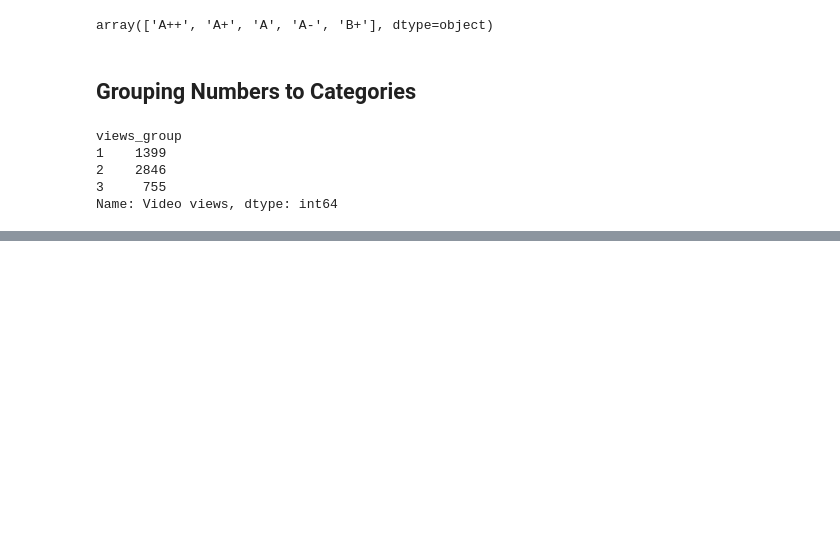
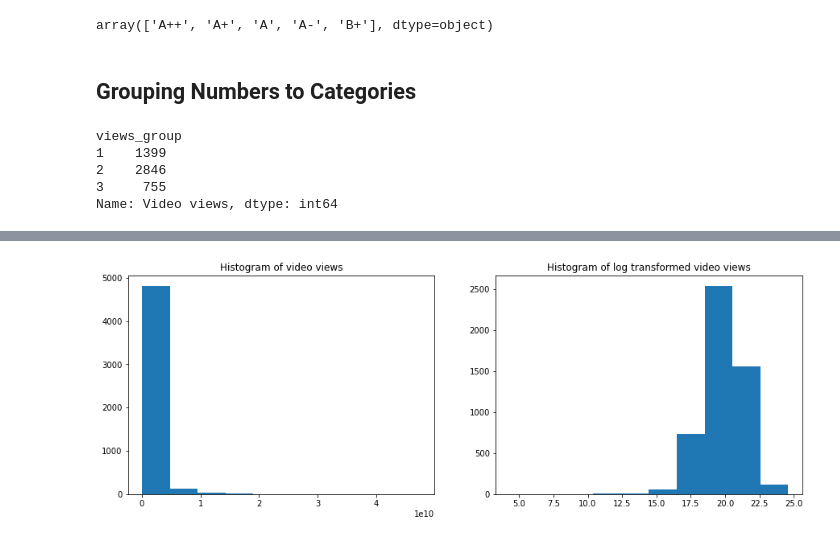
Before and after one commit to a-bro-0227/thinkful, a Jupyter notebook: data_science_assign/ch-15_supervised_model-prep.ipynb, the cells around one changed output, grey strips where cells are left out. Saved outputs shown, nothing was run; the diff lists cells and outputs as text; code cells hidden in the pictures; blank space fills up the shorter version.

```diff
--- a/data_science_assign/ch-15_supervised_model-prep.ipynb
+++ b/data_science_assign/ch-15_supervised_model-prep.ipynb
@@ -187,0 +305,13 @@ Name: Video views, dtype: int64
+# %%
+plt.figure(figsize = (15,5))
+
+plt.subplot(1,2,1)
+plt.hist(youtube_df["Video views"])
+plt.title("Histogram of video views")
+
+plt.subplot(1,2,2)
+plt.hist(np.log(youtube_df["Video views"]))
+plt.title("Histogram of log transformed video views")
+plt.show()
+# %% [output]
+[figure, added]
```
Also changed, not shown: parts of 31 cells of this notebook.
